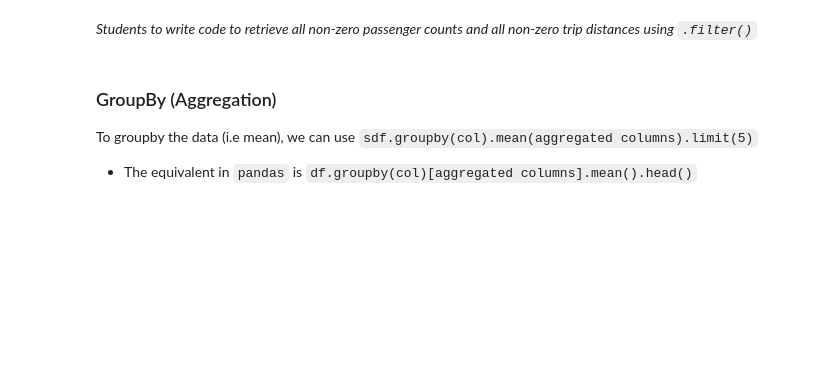
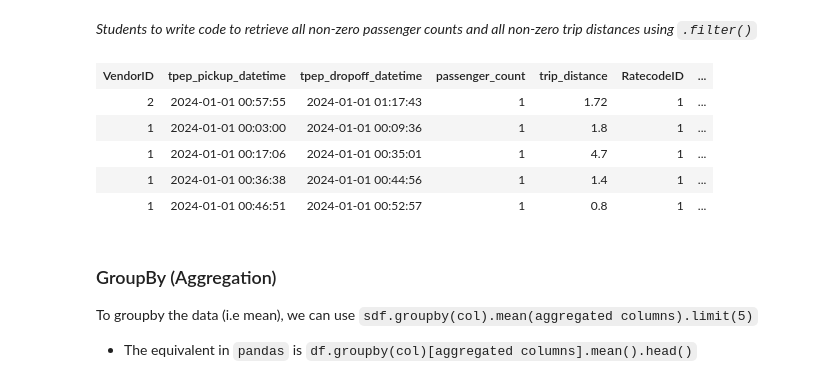
Before and after one commit to Anton-Huynh/MAST30034_Python, a Jupyter notebook: tutorials/tute_1/Tute1_Python.ipynb, the cells around one changed output. Cells and saved outputs as stored; diff of their text form; code cells hidden in the pictures; blank space fills up the shorter version.

```diff
--- a/tutorials/tute_1/Tute1_Python.ipynb
+++ b/tutorials/tute_1/Tute1_Python.ipynb
@@ -125,6 +209,14 @@ sdf.filter(F.col('passenger_count') == 5).limit(5)
 _Students to write code to retrieve all non-zero passenger counts and all non-zero trip distances using `.filter()`_
 # %%
 # write code here to retrieve all non-zero passenger counts and all non-zero trip distances using filter()
+sdf.filter((F.col('passenger_count') != 0) & (F.col('trip_distance') != 0)).limit(5)
+# %% [output]
+| VendorID | tpep_pickup_datetime | tpep_dropoff_datetime | passenger_count | trip_distance | RatecodeID | ... |
+| 2 | 2024-01-01 00:57:55 | 2024-01-01 01:17:43 | 1 | 1.72 | 1 | ... |
+| 1 | 2024-01-01 00:03:00 | 2024-01-01 00:09:36 | 1 | 1.8 | 1 | ... |
+| 1 | 2024-01-01 00:17:06 | 2024-01-01 00:35:01 | 1 | 4.7 | 1 | ... |
+| 1 | 2024-01-01 00:36:38 | 2024-01-01 00:44:56 | 1 | 1.4 | 1 | ... |
+| 1 | 2024-01-01 00:46:51 | 2024-01-01 00:52:57 | 1 | 0.8 | 1 | ... |
 # %% [markdown]
 ### GroupBy (Aggregation)
 To groupby the data (i.e mean), we can use `sdf.groupby(col).mean(aggregated columns).limit(5)`
```
Also changed, not shown: parts of 15 cells of this notebook.
